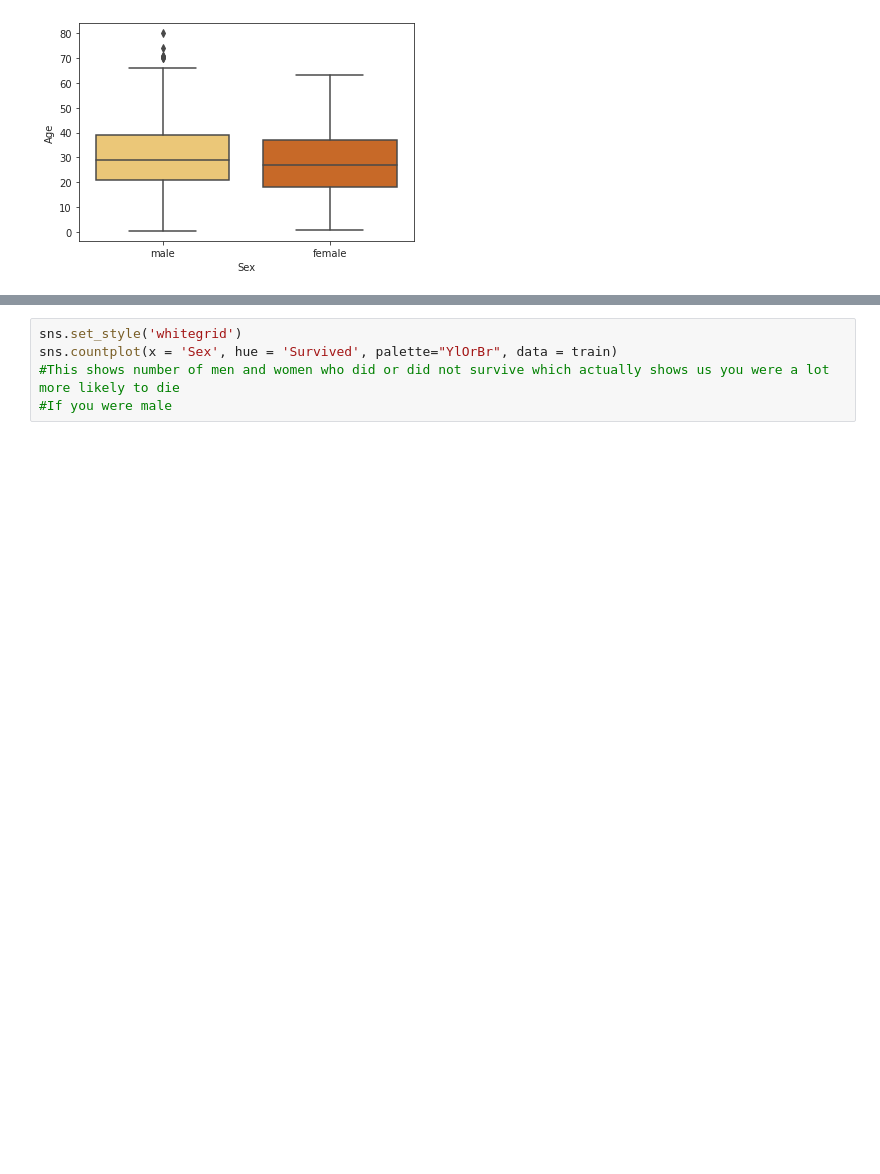
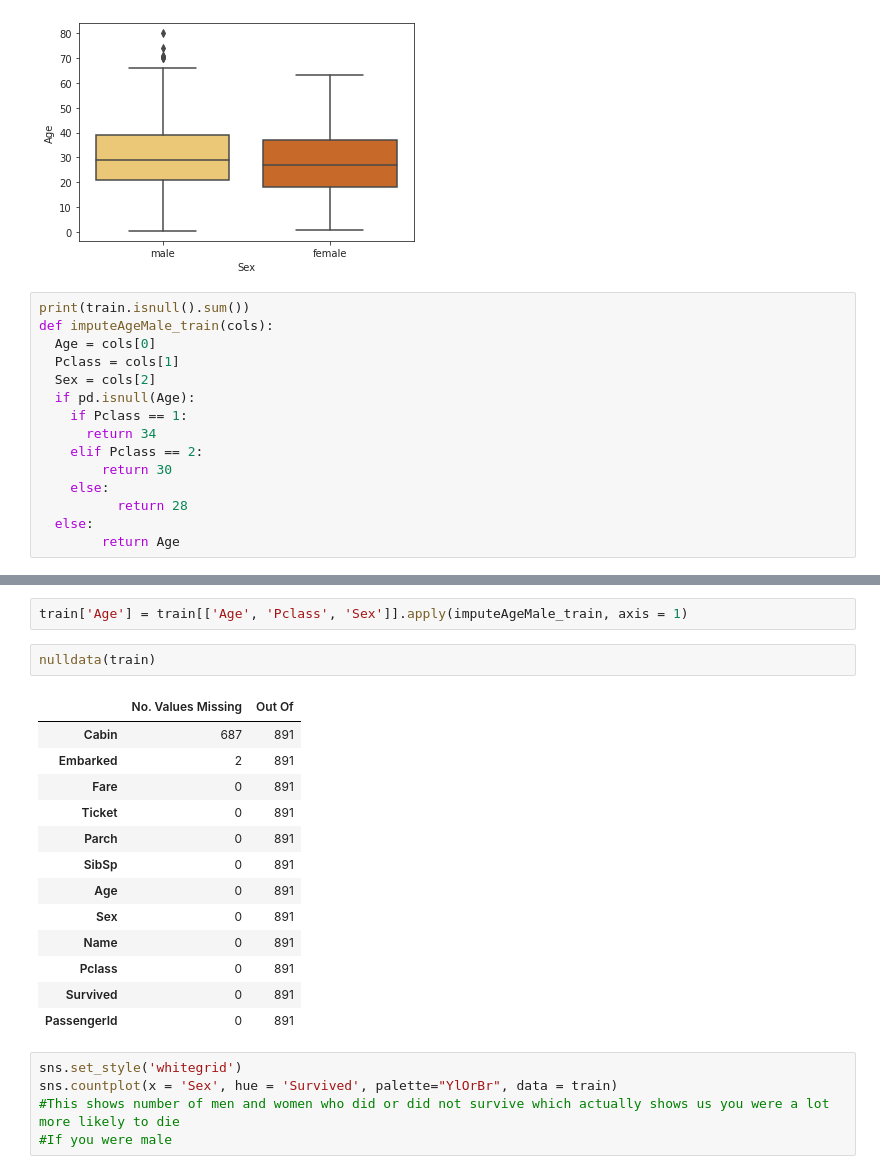
Before and after one commit to hollyplank/Essex-Group-2, a Jupyter notebook: Titanic.ipynb, the cells around one changed output, grey strips where cells are left out. Saved outputs shown, nothing was run; the diff lists cells and outputs as text; blank space fills up the shorter version.

```diff
--- a/Titanic.ipynb
+++ b/Titanic.ipynb
@@ -99,3 +100,18 @@ sns.boxplot(x = 'Sex', y = 'Age', palette="YlOrBr", data=train)
 # %% [output]
 <matplotlib.axes._subplots.AxesSubplot at 0x...>
 [figure]
+# %%
+print(train.isnull().sum())
+def imputeAgeMale_train(cols):
+  Age = cols[0]
+  Pclass = cols[1]
+  Sex = cols[2]
+  if pd.isnull(Age):
+    if Pclass == 1:
+      return 34
+    elif Pclass == 2:
+        return 30
+    else:
+          return 28
+  else:
+        return Age
@@ -102,3 +132,21 @@ sns.boxplot(x = 'Sex', y = 'Age', palette="YlOrBr", data=train)
+# %%
+train['Age'] = train[['Age', 'Pclass', 'Sex']].apply(imputeAgeMale_train, axis = 1)
+# %%
+nulldata(train)
+# %% [output]
+|  | No. Values Missing | Out Of |
+| Cabin | 687 | 891 |
+| Embarked | 2 | 891 |
+| Fare | 0 | 891 |
+| Ticket | 0 | 891 |
+| Parch | 0 | 891 |
+| SibSp | 0 | 891 |
+| Age | 0 | 891 |
+| Sex | 0 | 891 |
+| Name | 0 | 891 |
+| Pclass | 0 | 891 |
+| Survived | 0 | 891 |
+| PassengerId | 0 | 891 |
 # %%
 sns.set_style('whitegrid')
 sns.countplot(x = 'Sex', hue = 'Survived', palette="YlOrBr", data = train)
```
Also changed, not shown: parts of 10 cells of this notebook.
